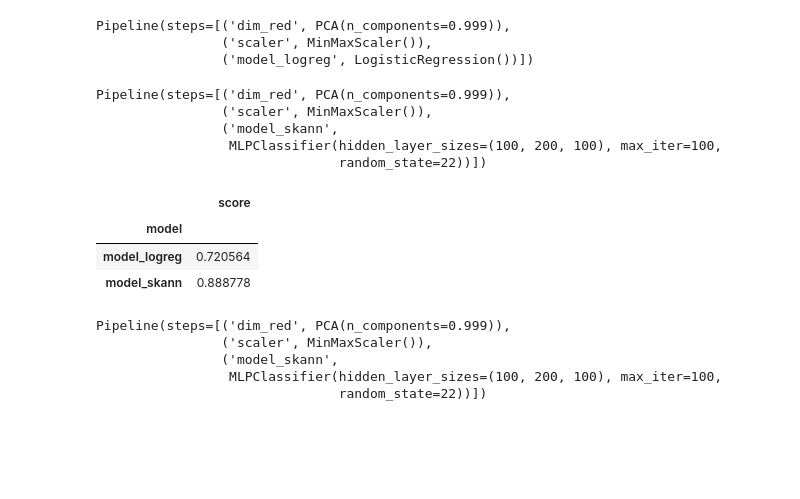
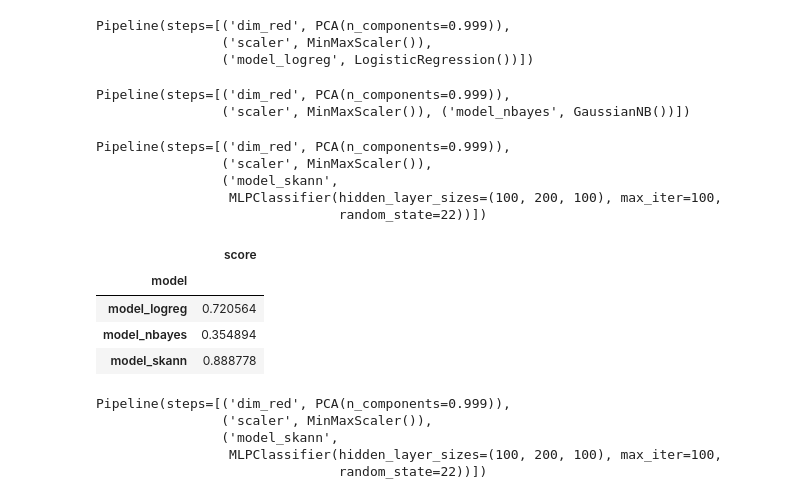
Before and after one commit to Afroefras/diplo, a Jupyter notebook: notebooks/practice/0401_letters.ipynb, the cells around one changed output. Cells and saved outputs as stored; diff of their text form; code cells hidden in the pictures; blank space fills up the shorter version.

```diff
--- a/notebooks/practice/0401_letters.ipynb
+++ b/notebooks/practice/0401_letters.ipynb
@@ -146,11 +197,11 @@ mmx = MinMaxScaler()
 ## SKlearn Models
 # %%
 from sklearn.linear_model import LogisticRegression
-from sklearn.ensemble import RandomForestClassifier
 from sklearn.neural_network import MLPClassifier
+from sklearn.naive_bayes import GaussianNB
 
 logreg = LogisticRegression()
-forest = RandomForestClassifier()
+nbayes = GaussianNB()
 skann = MLPClassifier(hidden_layer_sizes=(100,200,100), random_state=22, max_iter=100)
 # %% [markdown]
 ### Training
@@ -170,6 +221,12 @@ Please also refer to the documentation for alternative solver options:
 Pipeline(steps=[('dim_red', PCA(n_components=0.999)),
                 ('scaler', MinMaxScaler()),
                 ('model_logreg', LogisticRegression())])
+# %%
+model_nbayes = Pipeline([('dim_red', pca), ('scaler', mmx), ('model_nbayes', nbayes)])
+model_nbayes.fit(X_train, y_train)
+# %% [output]
+Pipeline(steps=[('dim_red', PCA(n_components=0.999)),
+                ('scaler', MinMaxScaler()), ('model_nbayes', GaussianNB())])
 # %%
 model_skann = Pipeline([('dim_red', pca), ('scaler', mmx), ('model_skann', skann)])
 model_skann.fit(X_train, y_train)
@@ -182,16 +239,17 @@ Pipeline(steps=[('dim_red', PCA(n_components=0.999)),
 # %%
 scores_dict = {}
 scores_list = []
-for skmodel in ['model_logreg', 'model_skann']:
+for skmodel in ['model_logreg', 'model_nbayes' ,'model_skann']:
     scores_dict[skmodel] = skmodel
     scores_list.append({'model':skmodel, 'score':eval(skmodel).score(X_train,y_train)})
 
 scores = pd.DataFrame(scores_list).set_index('model')
 scores
 # %% [output]
 |  | score |
 | model |  |
 | model_logreg | 0.720564 |
+| model_nbayes | 0.354894 |
 | model_skann | 0.888778 |
 # %%
 model = eval(scores_dict[scores.idxmax().values[0]])
```
Also changed, not shown: parts of 18 cells of this notebook.
